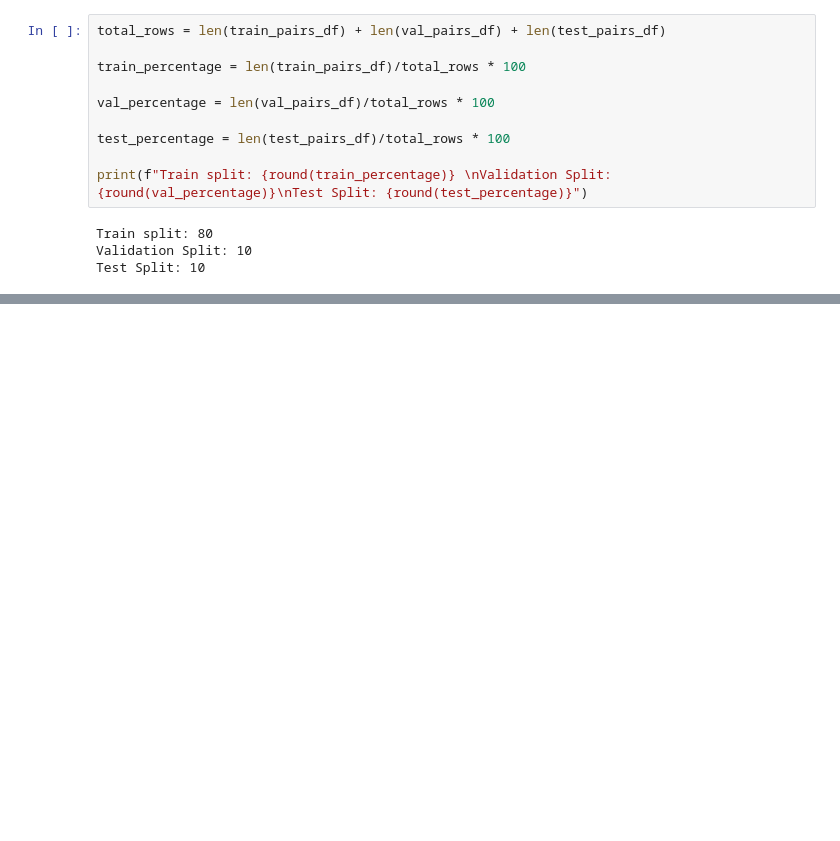
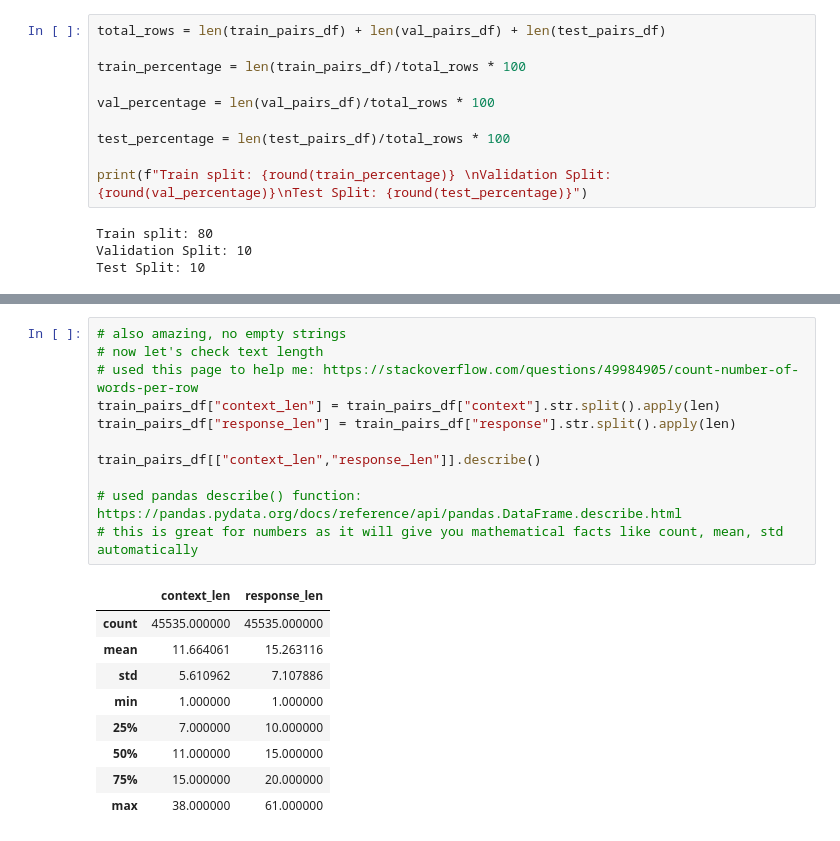
Before and after one commit to aliallam123/AI-Receptionist, a Jupyter notebook: Machine Learning Workflow/Data Preprocessing/data-preprocessing.ipynb, the cells around one changed output, grey strips where cells are left out. Drawn from its saved outputs; the diff is of its cells as text; blank space fills up the shorter version.

```diff
--- a/Machine Learning Workflow/Data Preprocessing/data-preprocessing.ipynb
+++ b/Machine Learning Workflow/Data Preprocessing/data-preprocessing.ipynb
@@ -684,0 +669,21 @@ pd.read_excel() / df.to_excel()
+# %%
+# also amazing, no empty strings
+# now let's check text length
+# used this page to help me: https://stackoverflow.com/questions/49984905/count-number-of-words-per-row
+train_pairs_df["context_len"] = train_pairs_df["context"].str.split().apply(len)
+train_pairs_df["response_len"] = train_pairs_df["response"].str.split().apply(len)
+
+train_pairs_df[["context_len","response_len"]].describe()
+
+# used pandas describe() function: https://pandas.pydata.org/docs/reference/api/pandas.DataFrame.describe.html
+# this is great for numbers as it will give you mathematical facts like count, mean, std automatically
+# %% [output]
+|  | context_len | response_len |
+| count | 45535.000000 | 45535.000000 |
+| mean | 11.664061 | 15.263116 |
+| std | 5.610962 | 7.107886 |
+| min | 1.000000 | 1.000000 |
+| 25% | 7.000000 | 10.000000 |
+| 50% | 11.000000 | 15.000000 |
+| 75% | 15.000000 | 20.000000 |
+| max | 38.000000 | 61.000000 |
```
Also changed, not shown: parts of 13 cells of this notebook.
